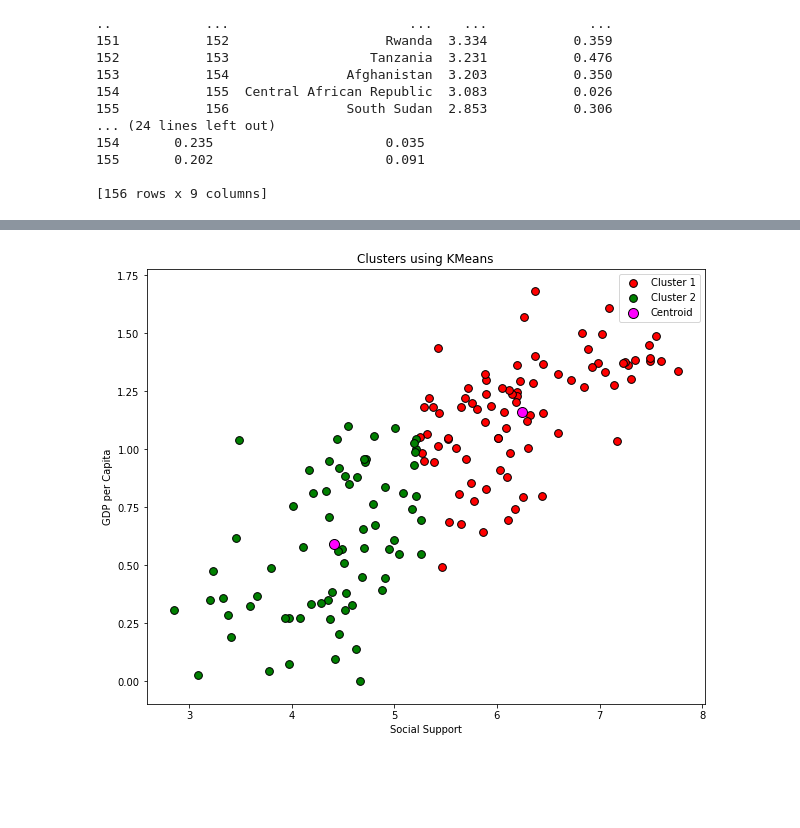
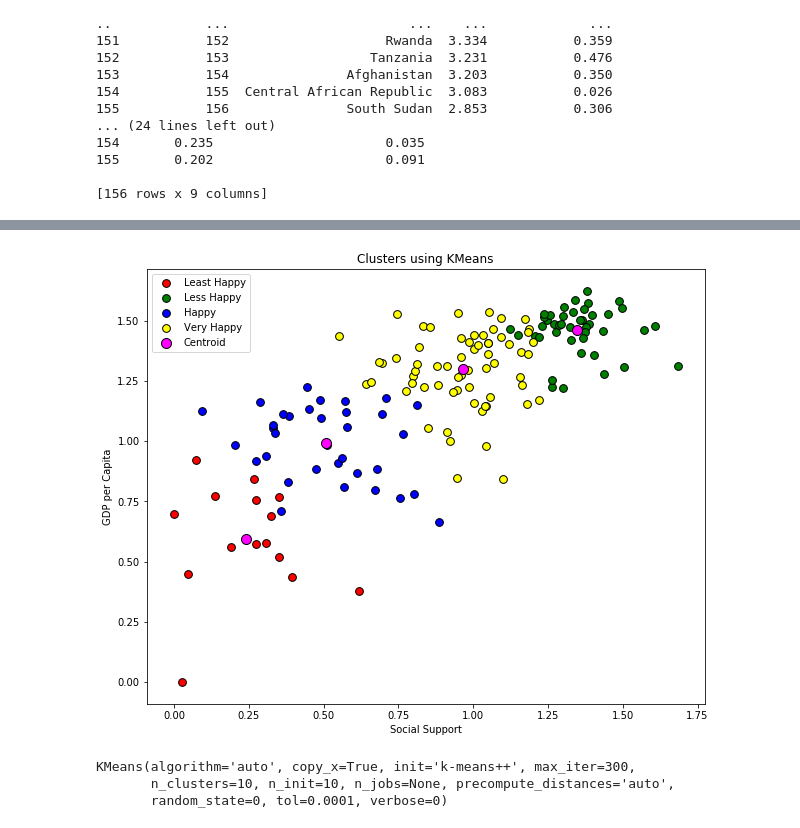
Before and after one commit to anishaa95/Happiness_Index_Final_Project, a Jupyter notebook: kmeans_test.ipynb, the cells around one changed output, grey strips where cells are left out. Saved outputs shown, nothing was run; the diff lists cells and outputs as text; code cells hidden in the pictures; blank space fills up the shorter version.

```diff
--- a/kmeans_test.ipynb
+++ b/kmeans_test.ipynb
@@ -28,7 +28,7 @@ print(dataset)
 [156 rows x 9 columns]
 # %%
 # X=dataset.iloc[:, [2,8]].values
-X=dataset.iloc[:, [2,3,4,5,6,7,8]].values
+X=dataset.iloc[:, [3,4,5,6,7,8]].values
 # %%
 print(X)
 # %% [output]
@@ -78,21 +84,21 @@ NameError: name 'kmeans' is not defined
 # plt.ylabel('WCSS')
 # plt.show()
 # %%
-clf = KMeans(n_clusters=2, init='k-means++', max_iter=300, n_init=10,  random_state=0)
+clf = KMeans(n_clusters=4, init='k-means++', max_iter=300, n_init=10,  random_state=0)
 y_kmeans = clf.fit_predict(X)
 # %%
 fig = plt.figure(figsize=(10, 8))
-plt.scatter(X[y_kmeans == 0, 0], X[y_kmeans == 0, 1], color='red', s=60, label='Cluster 1', edgecolors='black')
-plt.scatter(X[y_kmeans == 1, 0], X[y_kmeans == 1, 1], color='green', s=60, label='Cluster 2', edgecolors='black')
-# plt.scatter(X[y_kmeans == 2, 0], X[y_kmeans == 2, 1], color='blue',s=60, label='Cluster 3', edgecolors='black')
-# plt.scatter(X[y_kmeans == 3, 0], X[y_kmeans == 3, 1], color='yellow', s=60, label='Cluster 4', edgecolors='black')
+plt.scatter(X[y_kmeans == 0, 0], X[y_kmeans == 0, 1], color='red', s=60, label='Least Happy', edgecolors='black')
+plt.scatter(X[y_kmeans == 1, 0], X[y_kmeans == 1, 1], color='green', s=60, label='Less Happy', edgecolors='black')
+plt.scatter(X[y_kmeans == 2, 0], X[y_kmeans == 2, 1], color='blue',s=60, label='Happy', edgecolors='black')
+plt.scatter(X[y_kmeans == 3, 0], X[y_kmeans == 3, 1], color='yellow', s=60, label='Very Happy', edgecolors='black')
 # plt.scatter(X[y_kmeans == 4, 0], X[y_kmeans == 4, 1], color='cyan', s=60, label='Cluster 5', edgecolors='black')
 # cluster centres
 plt.scatter(clf.cluster_centers_[:, 0], clf.cluster_centers_[:, 1], color='magenta', s=100, label='Centroid',edgecolors='black')
 plt.legend()
 plt.title('Clusters using KMeans')
 plt.ylabel('GDP per Capita')
 plt.xlabel('Social Support')
 plt.show()
 # %% [output]
-[figure, old version]
+[figure, new version]
@@ -111,0 +105,6 @@ plt.show()
+# %%
+clf
+# %% [output]
+KMeans(algorithm='auto', copy_x=True, init='k-means++', max_iter=300,
+       n_clusters=10, n_init=10, n_jobs=None, precompute_distances='auto',
+       random_state=0, tol=0.0001, verbose=0)
```
Also changed, not shown: parts of 15 cells of this notebook, 1 other file.
